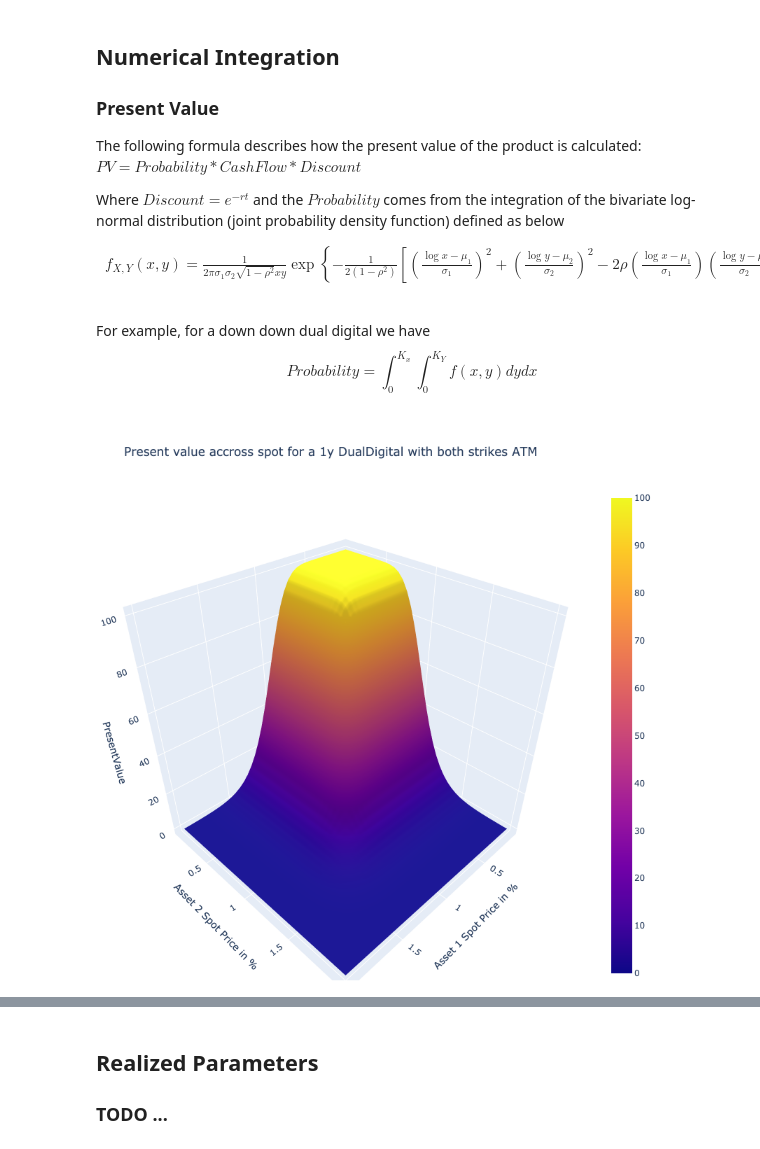
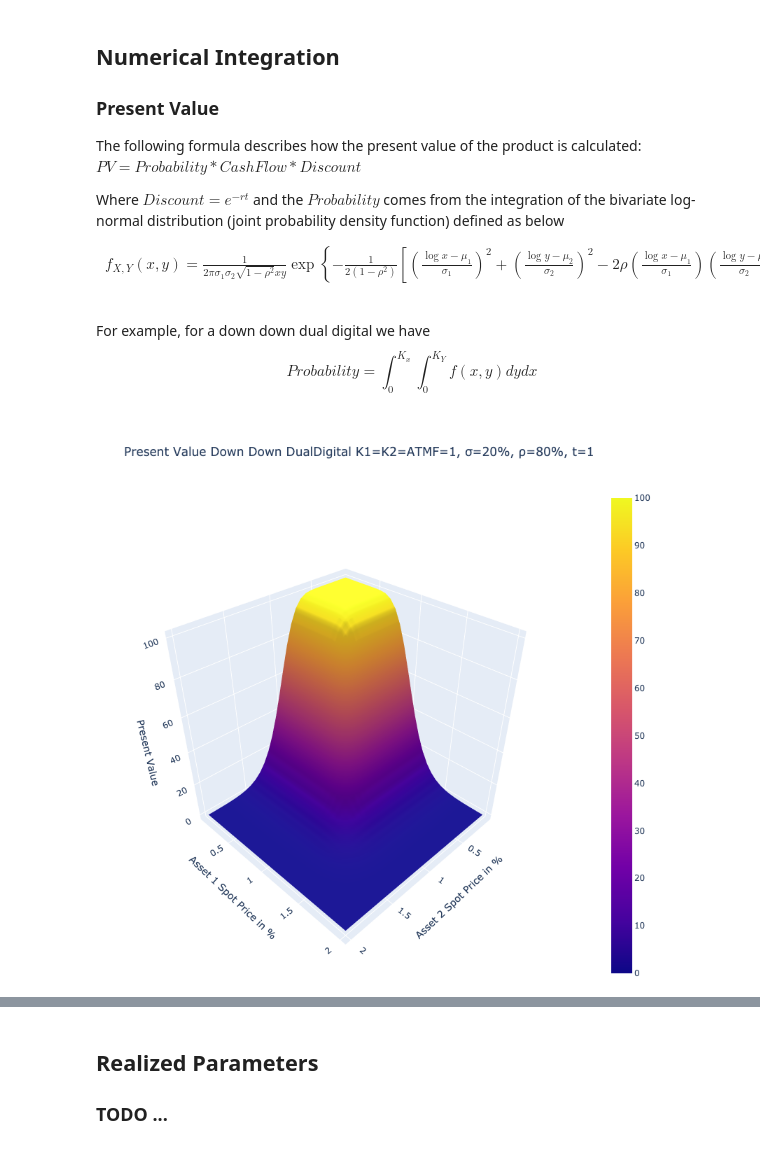
Before and after one commit to kevinlaventure/HumanLearning, a Jupyter notebook: Experiment/dual_digital_analysis.ipynb, the cells around one changed output, grey strips where cells are left out. Saved outputs shown, nothing was run; the diff lists cells and outputs as text; code cells hidden in the pictures.

```diff
--- a/Experiment/dual_digital_analysis.ipynb
+++ b/Experiment/dual_digital_analysis.ipynb
@@ -50,31 +50,32 @@ Where $Discount = e^{-rt} $ and the $Probability$ comes from the integration of
 For example, for a down down dual digital we have
 $$Probability = \int_{0}^{K_{x}}\int_{0}^{K_{Y}} f(x, y) dy dx $$
 # %%
-data = dict()
-for st1 in tqdm(np.linspace(start=0.1, stop=2, num=40)):
-    for st2 in np.linspace(start=0.1, stop=2, num=40):
+data1 = dict()
+for st1 in tqdm(np.linspace(start=0.1, stop=2, num=30)):
+    for st2 in np.linspace(start=0.1, stop=2, num=30):
         priceable = DualDigital(
             st1=st1, k1=1, iv1=0.2, q1=0, b1=0, direction1='down',
             st2=st2, k2=1, iv2=0.2, q2=0, b2=0, direction2='down',
             rho=0.8, r=0, t=1, unit=100, model='numerical_integration'
         )
         priceable.calculate_present_value()
         pv = priceable.get_present_value()
-        data[(st1, st2)] = pv
-data_df = pd.Series(data).unstack()
+        data1[(st1, st2)] = pv
+data1_df = pd.Series(data1).unstack()
+
+fig = go.Figure(data=[go.Surface(x=data1_df.index, y=data1_df.columns, z=data1_df.values)])
+fig.update_layout(
+    title = "Present Value Down Down DualDigital K1=K2=ATMF=1, σ=20%, ρ=80%, t=1",
+    scene = dict(
+        xaxis_title='Asset 2 Spot Price in %',
+        yaxis_title='Asset 1 Spot Price in %',
+        zaxis_title='Present Value'),
+    scene_camera=dict(up=dict(x=0, y=0, z=1), center=dict(x=0, y=0, z=0), eye=dict(x=1.5, y=1.5, z=1.5)),
+    width=800, height=800, margin=dict(r=1, b=1, l=1, t=100))
+
+fig.show('png')
+# %% [output]
+[figure, added]
-# %%
-fig = go.Figure(data=[go.Surface(x=data_df.index, y=data_df.columns, z=data_df.values)])
-fig.update_layout(
-    title = "Present value accross spot for a 1y DualDigital with both strikes ATM",
-    scene = dict(
-        xaxis_title='Asset 1 Spot Price in %',
-        yaxis_title='Asset 2 Spot Price in %',
-        zaxis_title='PresentValue'),
-    width=800, height=800, margin=dict(r=1, b=1, l=1, t=100))
-
-fig.show('png')
-# %% [output]
-[figure, removed]
 # %% [markdown]
 <a id='sec3'></a>
 ### Partial Derivatives
```
Also changed, not shown: parts of 8 cells of this notebook, 1 other file.
